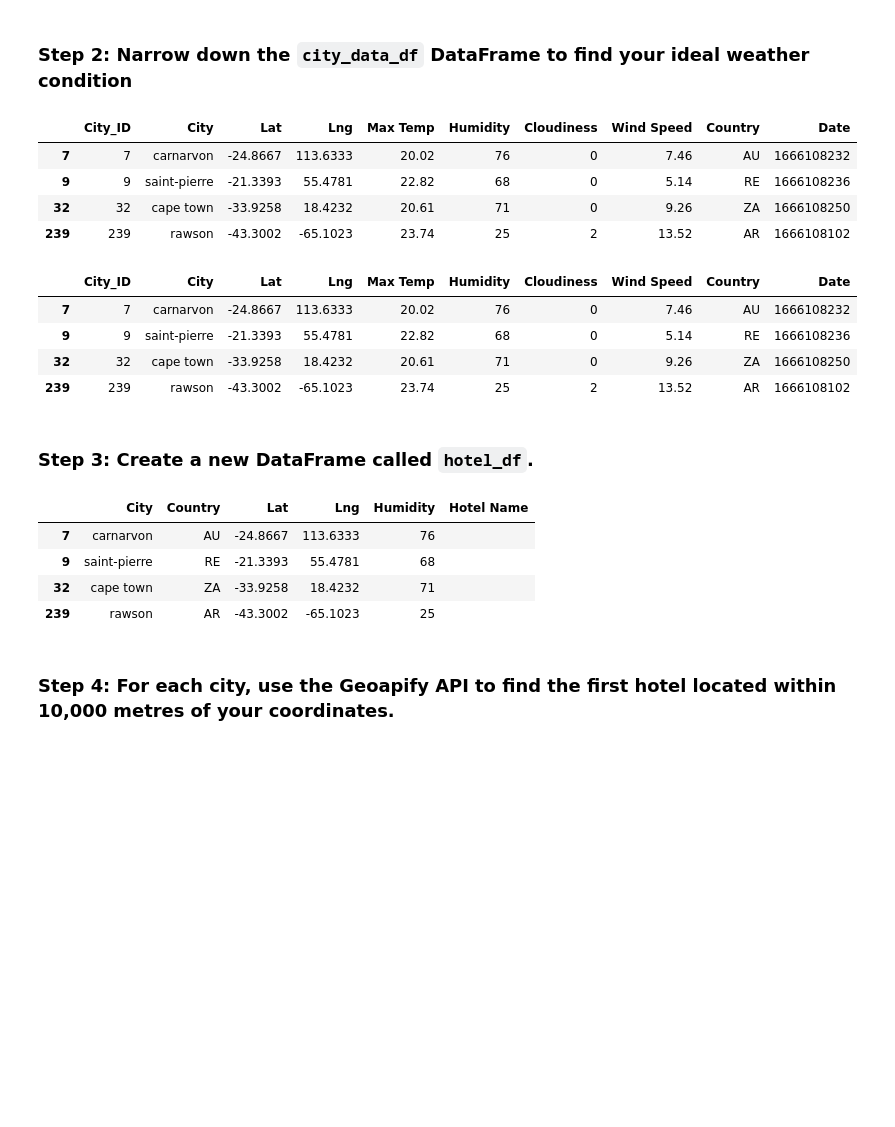
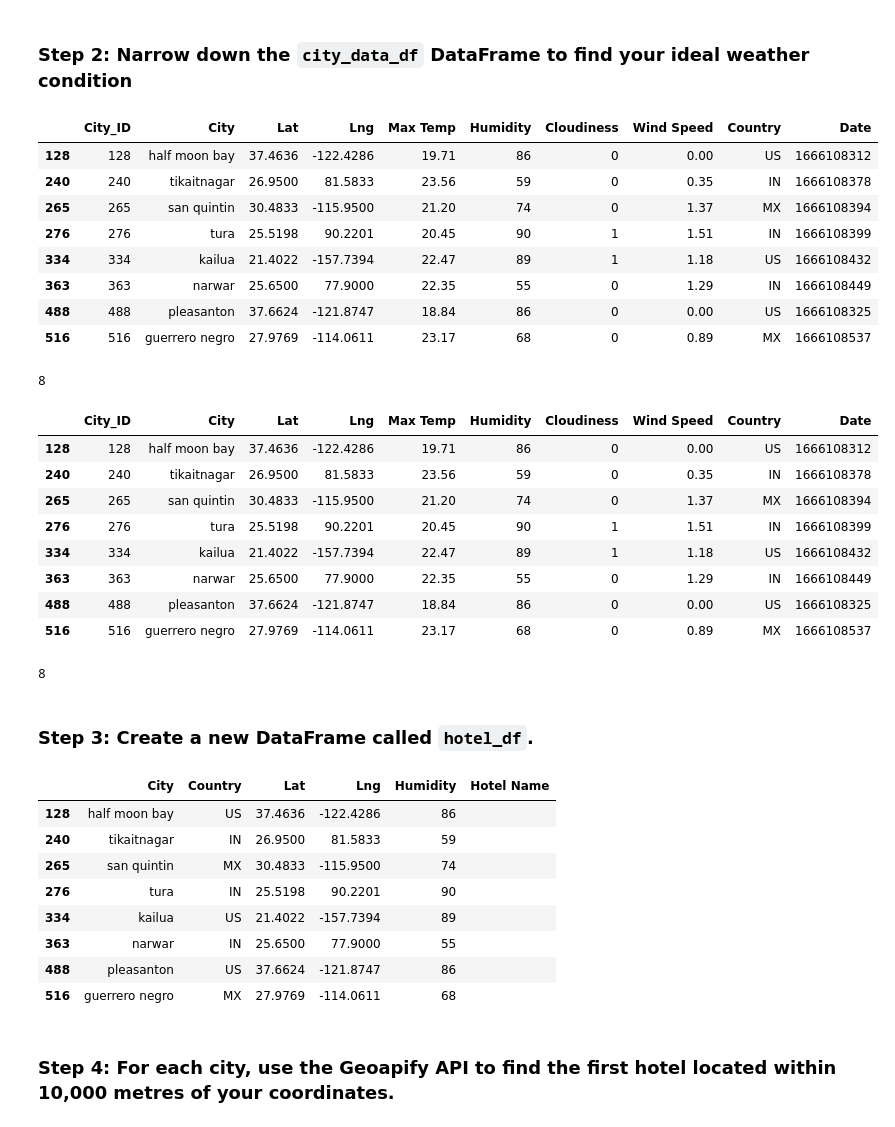
Before and after one commit to limbupella/Python-APIs, a Jupyter notebook: WeatherPy/Starter_Code/starter_code/VacationPy.ipynb, the cells around one changed output. Drawn from its saved outputs; the diff is of its cells as text; code cells hidden in the pictures; blank space fills up the shorter version.

```diff
--- a/WeatherPy/Starter_Code/starter_code/VacationPy.ipynb
+++ b/WeatherPy/Starter_Code/starter_code/VacationPy.ipynb
@@ -59,31 +62,47 @@ map_plot
 # %%
 # Narrow down cities that fit criteria and drop any results with null values
 # YOUR CODE HERE
 weather_df = city_data_df.loc[(city_data_df["Max Temp"] < 24)
                              & (city_data_df["Max Temp"] > 18)
-                             & (city_data_df["Wind Speed"] > 5)
+                             & (city_data_df["Wind Speed"] < 2)
                              & (city_data_df["Cloudiness"] < 4)
 ]
 
 # Display sample data
 # YOUR CODE HERE
 weather_df
 # %% [output]
 |  | City_ID | City | Lat | Lng | Max Temp | Humidity | Cloudiness | Wind Speed | Country | Date |
-| 7 | 7 | carnarvon | -24.8667 | 113.6333 | 20.02 | 76 | 0 | 7.46 | AU | 1666108232 |
-| 9 | 9 | saint-pierre | -21.3393 | 55.4781 | 22.82 | 68 | 0 | 5.14 | RE | 1666108236 |
-| 32 | 32 | cape town | -33.9258 | 18.4232 | 20.61 | 71 | 0 | 9.26 | ZA | 1666108250 |
-| 239 | 239 | rawson | -43.3002 | -65.1023 | 23.74 | 25 | 2 | 13.52 | AR | 1666108102 |
+| 128 | 128 | half moon bay | 37.4636 | -122.4286 | 19.71 | 86 | 0 | 0.00 | US | 1666108312 |
+| 240 | 240 | tikaitnagar | 26.9500 | 81.5833 | 23.56 | 59 | 0 | 0.35 | IN | 1666108378 |
+| 265 | 265 | san quintin | 30.4833 | -115.9500 | 21.20 | 74 | 0 | 1.37 | MX | 1666108394 |
+| 276 | 276 | tura | 25.5198 | 90.2201 | 20.45 | 90 | 1 | 1.51 | IN | 1666108399 |
+| 334 | 334 | kailua | 21.4022 | -157.7394 | 22.47 | 89 | 1 | 1.18 | US | 1666108432 |
+| 363 | 363 | narwar | 25.6500 | 77.9000 | 22.35 | 55 | 0 | 1.29 | IN | 1666108449 |
+| 488 | 488 | pleasanton | 37.6624 | -121.8747 | 18.84 | 86 | 0 | 0.00 | US | 1666108325 |
+| 516 | 516 | guerrero negro | 27.9769 | -114.0611 | 23.17 | 68 | 0 | 0.89 | MX | 1666108537 |
+# %%
+len(weather_df)
+# %% [output]
+8
 # %%
 # Drop any rows with null values
 # YOUR CODE HERE
 weather_df.dropna()
 # %% [output]
 |  | City_ID | City | Lat | Lng | Max Temp | Humidity | Cloudiness | Wind Speed | Country | Date |
-| 7 | 7 | carnarvon | -24.8667 | 113.6333 | 20.02 | 76 | 0 | 7.46 | AU | 1666108232 |
-| 9 | 9 | saint-pierre | -21.3393 | 55.4781 | 22.82 | 68 | 0 | 5.14 | RE | 1666108236 |
-| 32 | 32 | cape town | -33.9258 | 18.4232 | 20.61 | 71 | 0 | 9.26 | ZA | 1666108250 |
-| 239 | 239 | rawson | -43.3002 | -65.1023 | 23.74 | 25 | 2 | 13.52 | AR | 1666108102 |
+| 128 | 128 | half moon bay | 37.4636 | -122.4286 | 19.71 | 86 | 0 | 0.00 | US | 1666108312 |
+| 240 | 240 | tikaitnagar | 26.9500 | 81.5833 | 23.56 | 59 | 0 | 0.35 | IN | 1666108378 |
+| 265 | 265 | san quintin | 30.4833 | -115.9500 | 21.20 | 74 | 0 | 1.37 | MX | 1666108394 |
+| 276 | 276 | tura | 25.5198 | 90.2201 | 20.45 | 90 | 1 | 1.51 | IN | 1666108399 |
+| 334 | 334 | kailua | 21.4022 | -157.7394 | 22.47 | 89 | 1 | 1.18 | US | 1666108432 |
+| 363 | 363 | narwar | 25.6500 | 77.9000 | 22.35 | 55 | 0 | 1.29 | IN | 1666108449 |
+| 488 | 488 | pleasanton | 37.6624 | -121.8747 | 18.84 | 86 | 0 | 0.00 | US | 1666108325 |
+| 516 | 516 | guerrero negro | 27.9769 | -114.0611 | 23.17 | 68 | 0 | 0.89 | MX | 1666108537 |
+# %%
+len(weather_df.dropna())
+# %% [output]
+8
 # %% [markdown]
 ### Step 3: Create a new DataFrame called `hotel_df`.
 # %%
@@ -103,9 +122,13 @@ hotel_df["Hotel Name"] = ""
 hotel_df
 # %% [output]
 |  | City | Country | Lat | Lng | Humidity | Hotel Name |
-| 7 | carnarvon | AU | -24.8667 | 113.6333 | 76 |  |
-| 9 | saint-pierre | RE | -21.3393 | 55.4781 | 68 |  |
-| 32 | cape town | ZA | -33.9258 | 18.4232 | 71 |  |
-| 239 | rawson | AR | -43.3002 | -65.1023 | 25 |  |
+| 128 | half moon bay | US | 37.4636 | -122.4286 | 86 |  |
+| 240 | tikaitnagar | IN | 26.9500 | 81.5833 | 59 |  |
+| 265 | san quintin | MX | 30.4833 | -115.9500 | 74 |  |
+| 276 | tura | IN | 25.5198 | 90.2201 | 90 |  |
+| 334 | kailua | US | 21.4022 | -157.7394 | 89 |  |
+| 363 | narwar | IN | 25.6500 | 77.9000 | 55 |  |
+| 488 | pleasanton | US | 37.6624 | -121.8747 | 86 |  |
+| 516 | guerrero negro | MX | 27.9769 | -114.0611 | 68 |  |
 # %% [markdown]
 ### Step 4: For each city, use the Geoapify API to find the first hotel located within 10,000 metres of your coordinates.
```
Also changed, not shown: parts of 3 cells of this notebook, 1 other file.
